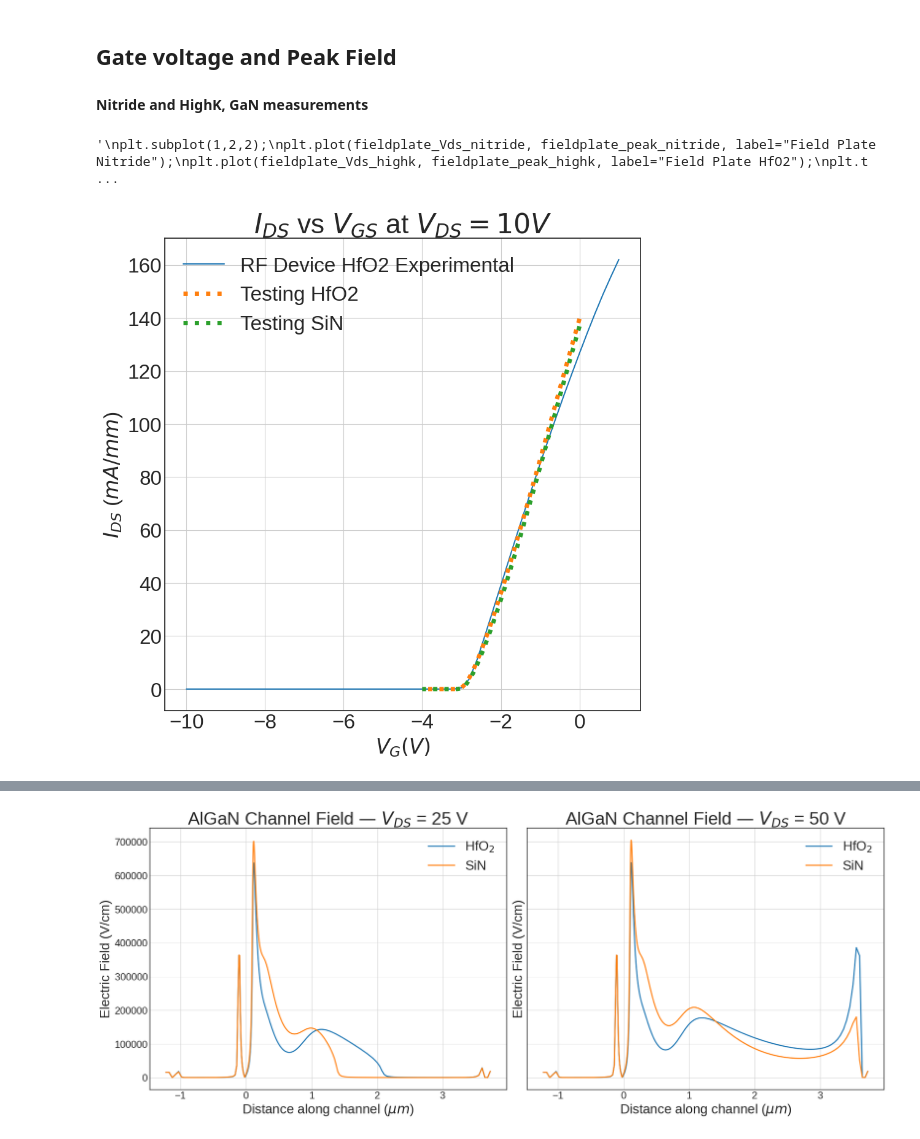
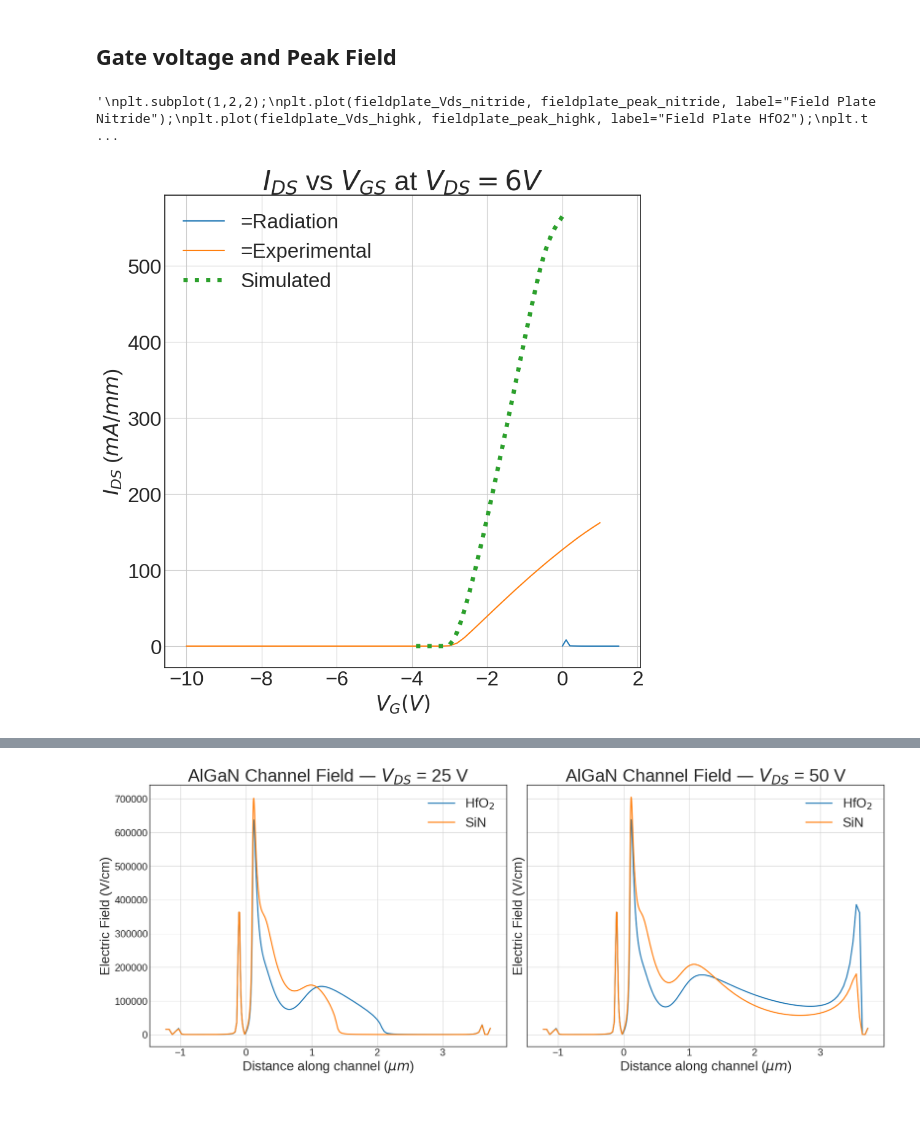
Before and after one commit to IanStafford/HEMTRAD, a Jupyter notebook: figures.ipynb, the cells around one changed output, grey strips where cells are left out. Drawn from its saved outputs; the diff is of its cells as text; code cells hidden in the pictures; blank space fills up the shorter version.

```diff
--- a/figures.ipynb
+++ b/figures.ipynb
@@ -59,49 +49,42 @@ def flooxsRead(IVFile):
     return Vds,I
 # %% [markdown]
 ## Gate voltage and Peak Field
-# %% [markdown]
-**Nitride and HighK, GaN measurements**
 # %%
-fieldplate_Vgs_nitride, fieldplate_Ids_nitride = flooxsRead("/home/staffian/banjo-wombat/highK/figures/nitrideIV.csv")
-fieldplate_Vgs_highk, fieldplate_Ids_highk = flooxsRead("/home/staffian/banjo-wombat/highK/figures/highkIV.csv")
-exp_rfDev_Vgs, exp_rfDev_Ids = flooxsRead("/home/staffian/banjo-wombat/highK/figures/rfDeviceHFO2_Experimental.csv")
-testing_Vgs, testing_Ids = flooxsRead("/home/staffian/banjo-wombat/highK/figures/rf_IV.csv")
-SiN_testing_Vgs, SiN_testing_Ids = flooxsRead("/home/staffian/banjo-wombat/highK/figures/SiN_rf_IV.csv")
+simulated_Vgs, simulated_Ids = flooxsRead("/home/staffian/HEMTRAD/figures/rfDeviceHFO2_Simulated.csv")
+experimental_Vgs, experimental_Ids = flooxsRead("/home/staffian/HEMTRAD/figures/rfDeviceHFO2_Experimental.csv")
 
 
 #Plotting IV
 plt.figure(figsize=[10,10]);
 #plt.subplot(1,2,1);
-#plt.plot(fieldplate_Vgs_nitride, 1000*fieldplate_Ids_nitride, label="Field Plate Nitride");
-#plt.plot(fieldplate_Vgs_highk, 1000*fieldplate_Ids_highk, linewidth='5', linestyle='dotted', label="Field Plate HfO2");
-plt.plot(exp_rfDev_Vgs, 1000*exp_rfDev_Ids, label="RF Device HfO2 Experimental");
-plt.plot(testing_Vgs, 200*testing_Ids, label="Testing HfO2", linewidth='5', linestyle='dotted');
-plt.plot(SiN_testing_Vgs, 200*SiN_testing_Ids, label="Testing SiN", linewidth='5', linestyle='dotted');
-plt.title("$I_{DS}$ vs $V_{GS}$ at $V_{DS}=10V$", fontsize=32);
+plt.plot(rad_Vgs, rad_Ids, label="=Radiation");
+plt.plot(experimental_Vgs, 1e3*experimental_Ids, label="=Experimental");
+plt.plot(simulated_Vgs, 1e3*simulated_Ids, label="Simulated", linewidth='5', linestyle='dotted');
+plt.title("$I_{DS}$ vs $V_{GS}$ at $V_{DS}=6V$", fontsize=32);
 plt.xlabel("$V_{G} (V)$", fontsize=24);
 plt.ylabel("$I_{DS}$ (${mA}/{mm}$)", fontsize=24);
 plt.xticks(fontsize = 24)
 plt.yticks(fontsize = 24)
 plt.grid(True);
 plt.legend(fontsize=24)
 #plt.savefig("Vt.png", dpi=300, bbox_inches='tight')
 #Plotting Peak Field
 fieldplate_Vds_nitride, fieldplate_peak_nitride = flooxsRead("/home/staffian/banjo-wombat/highK/figures/nitrideField_GaN.csv")
 fieldplate_Vds_highk, fieldplate_peak_highk = flooxsRead("/home/staffian/banjo-wombat/highK/figures/highkField_GaN.csv")
 '''
 plt.subplot(1,2,2);
 plt.plot(fieldplate_Vds_nitride, fieldplate_peak_nitride, label="Field Plate Nitride");
 plt.plot(fieldplate_Vds_highk, fieldplate_peak_highk, label="Field Plate HfO2");
 plt.title("Peak Electric Field vs. $V_{DS}, V_{GS}=-4V$", fontsize=20);
 plt.xlabel("$V_{DS} (V)$", fontsize=20);
 plt.ylabel("$E_{peak}$ (${V}/{cm}$)", fontsize=20);
 plt.xticks(fontsize = 18)
 plt.yticks(fontsize = 18)
 plt.grid(True);
 plt.legend();
 #plt.savefig("Vt.png", dpi=300, bbox_inches='tight')
 plt.show()
 '''
 # %% [output]
 '\nplt.subplot(1,2,2);\nplt.plot(fieldplate_Vds_nitride, fieldplate_peak_nitride, label="Field Plate Nitride");\nplt.plot(fieldplate_Vds_highk, fieldplate_peak_highk, label="Field Plate HfO2");\nplt.t ...
-[figure, old version]
+[figure, new version]
```
Also changed, not shown: parts of 6 cells of this notebook, 13 other files.
